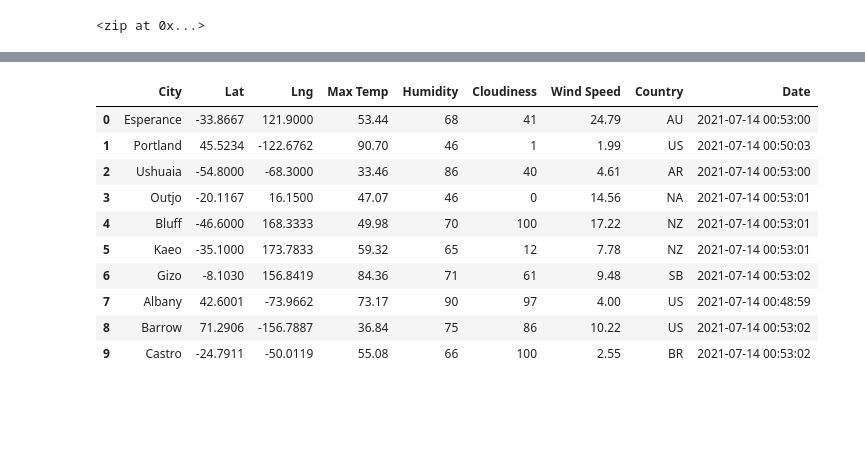
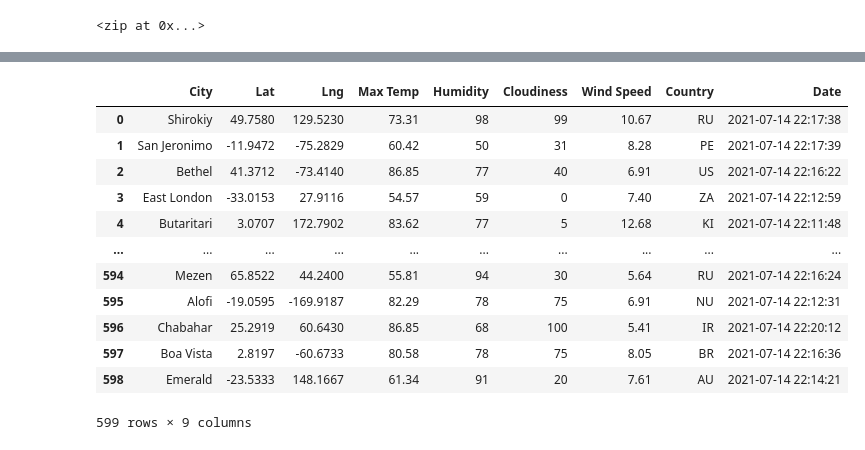
Before and after one commit to justinclee24/World_Weather_Analysis, a Jupyter notebook: WeatherPy.ipynb, the cells around one changed output, grey strips where cells are left out. Saved outputs shown, nothing was run; the diff lists cells and outputs as text; code cells hidden in the pictures; blank space fills up the shorter version.

```diff
--- a/WeatherPy.ipynb
+++ b/WeatherPy.ipynb
@@ -180,19 +174,21 @@ Data Retrieval Complete
 # %%
 # Convert the array of dictionaries to a Pandas DataFrame.
 city_data_df = pd.DataFrame(city_data)
-city_data_df.head(10)
+city_data_df
 # %% [output]
 |  | City | Lat | Lng | Max Temp | Humidity | Cloudiness | Wind Speed | Country | Date |
-| 0 | Esperance | -33.8667 | 121.9000 | 53.44 | 68 | 41 | 24.79 | AU | 2021-07-14 00:53:00 |
-| 1 | Portland | 45.5234 | -122.6762 | 90.70 | 46 | 1 | 1.99 | US | 2021-07-14 00:50:03 |
-| 2 | Ushuaia | -54.8000 | -68.3000 | 33.46 | 86 | 40 | 4.61 | AR | 2021-07-14 00:53:00 |
-| 3 | Outjo | -20.1167 | 16.1500 | 47.07 | 46 | 0 | 14.56 | NA | 2021-07-14 00:53:01 |
-| 4 | Bluff | -46.6000 | 168.3333 | 49.98 | 70 | 100 | 17.22 | NZ | 2021-07-14 00:53:01 |
-| 5 | Kaeo | -35.1000 | 173.7833 | 59.32 | 65 | 12 | 7.78 | NZ | 2021-07-14 00:53:01 |
-| 6 | Gizo | -8.1030 | 156.8419 | 84.36 | 71 | 61 | 9.48 | SB | 2021-07-14 00:53:02 |
-| 7 | Albany | 42.6001 | -73.9662 | 73.17 | 90 | 97 | 4.00 | US | 2021-07-14 00:48:59 |
-| 8 | Barrow | 71.2906 | -156.7887 | 36.84 | 75 | 86 | 10.22 | US | 2021-07-14 00:53:02 |
-| 9 | Castro | -24.7911 | -50.0119 | 55.08 | 66 | 100 | 2.55 | BR | 2021-07-14 00:53:02 |
+| 0 | Shirokiy | 49.7580 | 129.5230 | 73.31 | 98 | 99 | 10.67 | RU | 2021-07-14 22:17:38 |
+| 1 | San Jeronimo | -11.9472 | -75.2829 | 60.42 | 50 | 31 | 8.28 | PE | 2021-07-14 22:17:39 |
+| 2 | Bethel | 41.3712 | -73.4140 | 86.85 | 77 | 40 | 6.91 | US | 2021-07-14 22:16:22 |
+| 3 | East London | -33.0153 | 27.9116 | 54.57 | 59 | 0 | 7.40 | ZA | 2021-07-14 22:12:59 |
+| 4 | Butaritari | 3.0707 | 172.7902 | 83.62 | 77 | 5 | 12.68 | KI | 2021-07-14 22:11:48 |
+| ... | ... | ... | ... | ... | ... | ... | ... | ... | ... |
+| 594 | Mezen | 65.8522 | 44.2400 | 55.81 | 94 | 30 | 5.64 | RU | 2021-07-14 22:16:24 |
+| 595 | Alofi | -19.0595 | -169.9187 | 82.29 | 78 | 75 | 6.91 | NU | 2021-07-14 22:12:31 |
+| 596 | Chabahar | 25.2919 | 60.6430 | 86.85 | 68 | 100 | 5.41 | IR | 2021-07-14 22:20:12 |
+| 597 | Boa Vista | 2.8197 | -60.6733 | 80.58 | 78 | 75 | 8.05 | BR | 2021-07-14 22:16:36 |
+| 598 | Emerald | -23.5333 | 148.1667 | 61.34 | 91 | 20 | 7.61 | AU | 2021-07-14 22:14:21 |
+599 rows × 9 columns
 # %%
 new_column_order = ["City", "Country", "Date", "Lat", "Lng", "Max Temp", "Humidity", "Cloudiness", "Wind Speed"]
 city_data_df = city_data_df[new_column_order]
```
Also changed, not shown: parts of 21 cells of this notebook, 14 other files.
